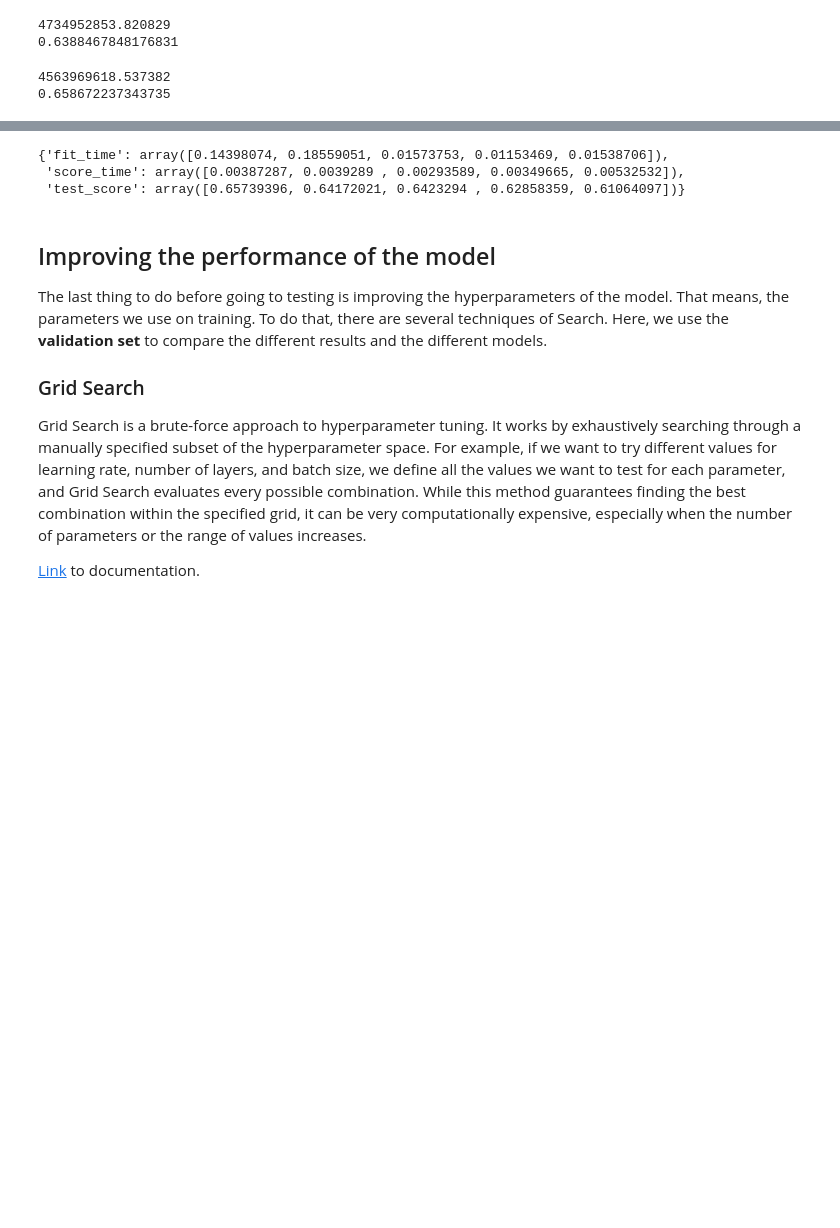
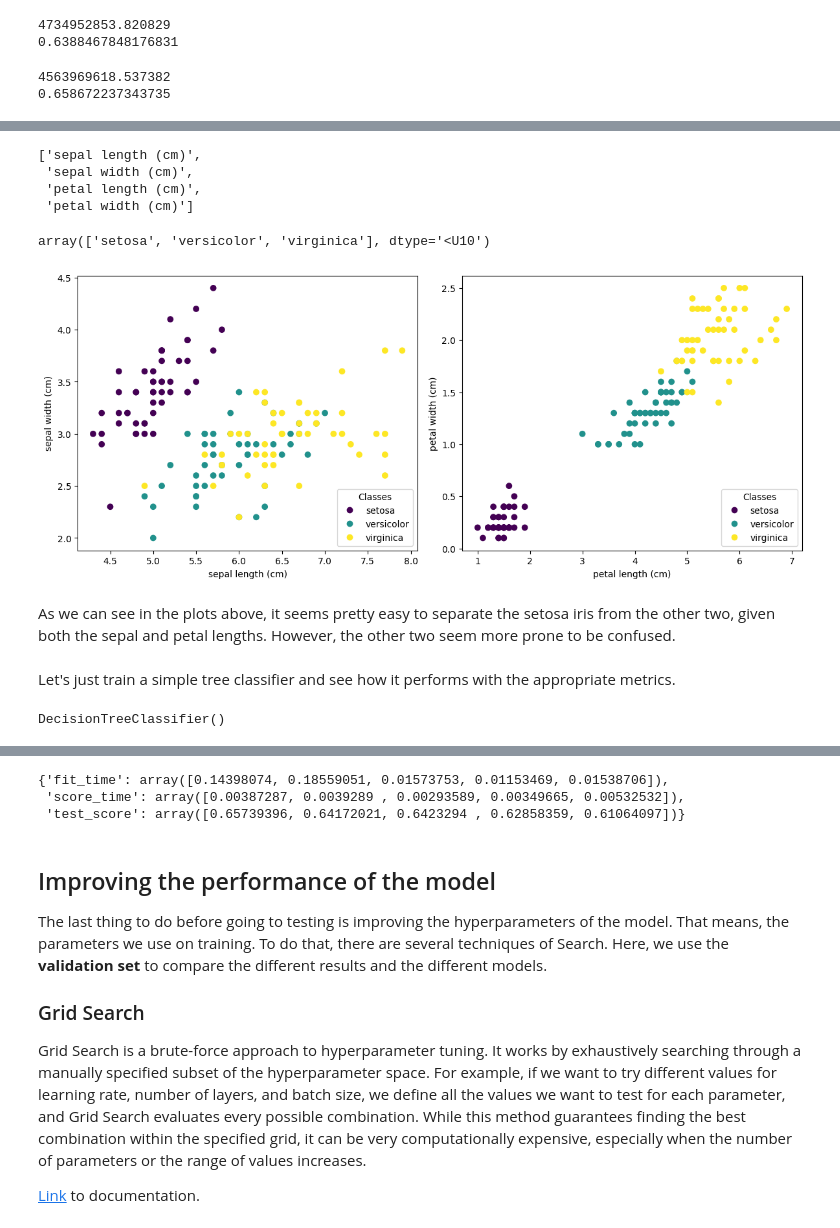
Before and after one commit to luzkar/ml-intro-course-spring2025, a Jupyter notebook: sessions/session_3/Introduction_to_Machine_Learning.ipynb, the cells around one changed output, grey strips where cells are left out. Drawn from its saved outputs; the diff is of its cells as text; code cells hidden in the pictures; blank space fills up the shorter version.

```diff
--- a/sessions/session_3/Introduction_to_Machine_Learning.ipynb
+++ b/sessions/session_3/Introduction_to_Machine_Learning.ipynb
@@ -234,0 +235,38 @@ print(r2_val)
+# %%
+from sklearn.datasets import load_iris
+iris = load_iris()
+iris["feature_names"]
+# %% [output]
+['sepal length (cm)',
+ 'sepal width (cm)',
+ 'petal length (cm)',
+ 'petal width (cm)']
+# %%
+iris["target_names"]
+# %% [output]
+array(['setosa', 'versicolor', 'virginica'], dtype='<U10')
+# %%
+import matplotlib.pyplot as plt
+
+fig, axs = plt.subplots(1, 2, figsize=(12, 5))  # 1 row, 2 columns
+
+# First subplot
+scatter1 = axs[0].scatter(iris.data[:, 0], iris.data[:, 1], c=iris.target)
+axs[0].set(xlabel=iris.feature_names[0], ylabel=iris.feature_names[1])
+axs[0].legend(
+    scatter1.legend_elements()[0], iris.target_names, loc="lower right", title="Classes"
+)
+
+# Second subplot
+scatter2 = axs[1].scatter(iris.data[:, 2], iris.data[:, 3], c=iris.target)
+axs[1].set(xlabel=iris.feature_names[2], ylabel=iris.feature_names[3])
+axs[1].legend(
+    scatter2.legend_elements()[0], iris.target_names, loc="lower right", title="Classes"
+)
+
+plt.tight_layout()
+plt.show()
+# %% [output]
+[figure, added]
+# %% [markdown]
+As we can see in the plots above, it seems pretty easy to separate the setosa iris from the other two, given both the sepal and petal lengths. However, the other two seem more prone to be confused.
@@ -234,0 +276,9 @@ print(r2_val)
+# %% [markdown]
+Let's just train a simple tree classifier and see how it performs with the appropriate metrics.
+# %%
+from sklearn.tree import DecisionTreeClassifier
+
+tree_clf = DecisionTreeClassifier()
+tree_clf.fit(X_train, y_train)
+# %% [output]
+DecisionTreeClassifier()
```
Also changed, not shown: parts of 9 cells of this notebook, 1 other file.
